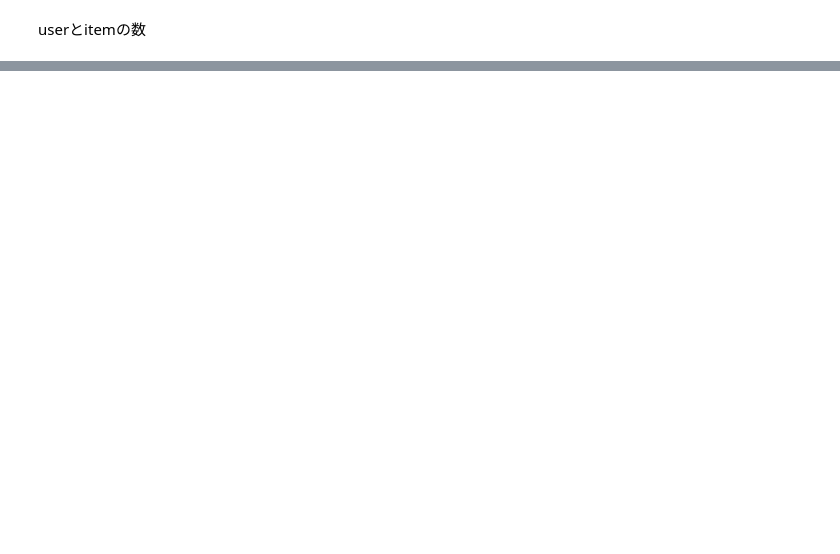
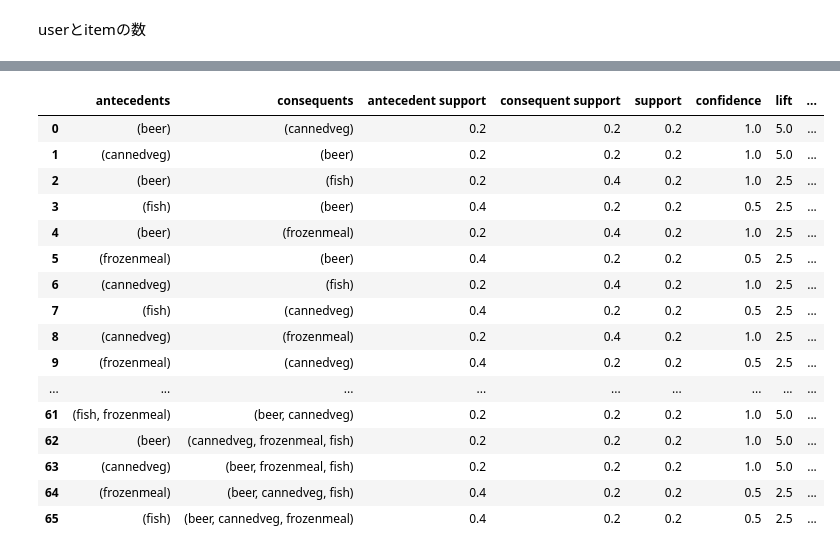
Before and after one commit to sherry4186/Apriori, a Jupyter notebook: Apriori.ipynb, the cells around one changed output, grey strips where cells are left out. Drawn from its saved outputs; the diff is of its cells as text; code cells hidden in the pictures; blank space fills up the shorter version.

```diff
--- a/Apriori.ipynb
+++ b/Apriori.ipynb
@@ -81 +44,15 @@ itemsの種類数： 2159
+# %%
+def items_to_list(data, user_id):
+    """あるユーザが買った雑貨を一つのリストに変換します.
+
+    Args:
+        data (DataFrame): ユーザーが雑貨を買ったデータ
+        user_id (str)： ユーザーID
+
+    Returns:
+        (list): あるユーザ（ユーザーID）が買った雑貨のリスト.
+
+    """
+    item_list = data.loc[data['cardid']==user_id]['goods'].tolist()
+    return item_list
 # %%
@@ -151,0 +76,14 @@ print(f'指標結果：\n\tSupport: {rule[1][1]:.3}\n\tConfidence: {rule[1][2][0
+# %%
+from mlxtend.preprocessing import TransactionEncoder
+from mlxtend.frequent_patterns import apriori
+
+te = TransactionEncoder()
+
+# 「（ユーザが買った雑貨の）リストのリスト」を「sparse format」に変換する
+te_ary = te.fit(item_list_list).transform(item_list_list)
+item_sparse = pd.DataFrame(te_ary, columns=te.columns_)
+# %%
+# 頻出アイテム集合の検出
+# supportが0.2以下のアイテムを削除する場合
+frequent_itemsets = apriori(item_sparse, min_support=0.2, use_colnames=True)
+frequent_itemsets.head()
@@ -151,0 +97,30 @@ print(f'指標結果：\n\tSupport: {rule[1][1]:.3}\n\tConfidence: {rule[1][2][0
+# %%
+#相関ルールの検出
+
+from mlxtend.frequent_patterns import association_rules
+# confidenceが0.4以下のルールを削除する場合
+rules = association_rules(frequent_itemsets, metric="confidence", min_threshold=0.4)
+# %%
+# 検出されたルールをさらに絞る
+# 条件１：lift値が2以上
+# 条件2：support値が0.2以上
+rules_final = rules[(rules['lift']>=2) & (rules['support']>=0.2)]
+rules_final
+# %% [output]
+|  | antecedents | consequents | antecedent support | consequent support | support | confidence | lift | ... |
+| 0 | (beer) | (cannedveg) | 0.2 | 0.2 | 0.2 | 1.0 | 5.0 | ... |
+| 1 | (cannedveg) | (beer) | 0.2 | 0.2 | 0.2 | 1.0 | 5.0 | ... |
+| 2 | (beer) | (fish) | 0.2 | 0.4 | 0.2 | 1.0 | 2.5 | ... |
+| 3 | (fish) | (beer) | 0.4 | 0.2 | 0.2 | 0.5 | 2.5 | ... |
+| 4 | (beer) | (frozenmeal) | 0.2 | 0.4 | 0.2 | 1.0 | 2.5 | ... |
+| 5 | (frozenmeal) | (beer) | 0.4 | 0.2 | 0.2 | 0.5 | 2.5 | ... |
+| 6 | (cannedveg) | (fish) | 0.2 | 0.4 | 0.2 | 1.0 | 2.5 | ... |
+| 7 | (fish) | (cannedveg) | 0.4 | 0.2 | 0.2 | 0.5 | 2.5 | ... |
+| 8 | (cannedveg) | (frozenmeal) | 0.2 | 0.4 | 0.2 | 1.0 | 2.5 | ... |
+| 9 | (frozenmeal) | (cannedveg) | 0.4 | 0.2 | 0.2 | 0.5 | 2.5 | ... |
+| ... | ... | ... | ... | ... | ... | ... | ... | ... |
+| 61 | (fish, frozenmeal) | (beer, cannedveg) | 0.2 | 0.2 | 0.2 | 1.0 | 5.0 | ... |
+| 62 | (beer) | (cannedveg, frozenmeal, fish) | 0.2 | 0.2 | 0.2 | 1.0 | 5.0 | ... |
+| 63 | (cannedveg) | (beer, frozenmeal, fish) | 0.2 | 0.2 | 0.2 | 1.0 | 5.0 | ... |
+| 64 | (frozenmeal) | (beer, cannedveg, fish) | 0.4 | 0.2 | 0.2 | 0.5 | 2.5 | ... |
+| 65 | (fish) | (beer, cannedveg, frozenmeal) | 0.4 | 0.2 | 0.2 | 0.5 | 2.5 | ... |
```
Also changed, not shown: parts of 23 cells of this notebook.
